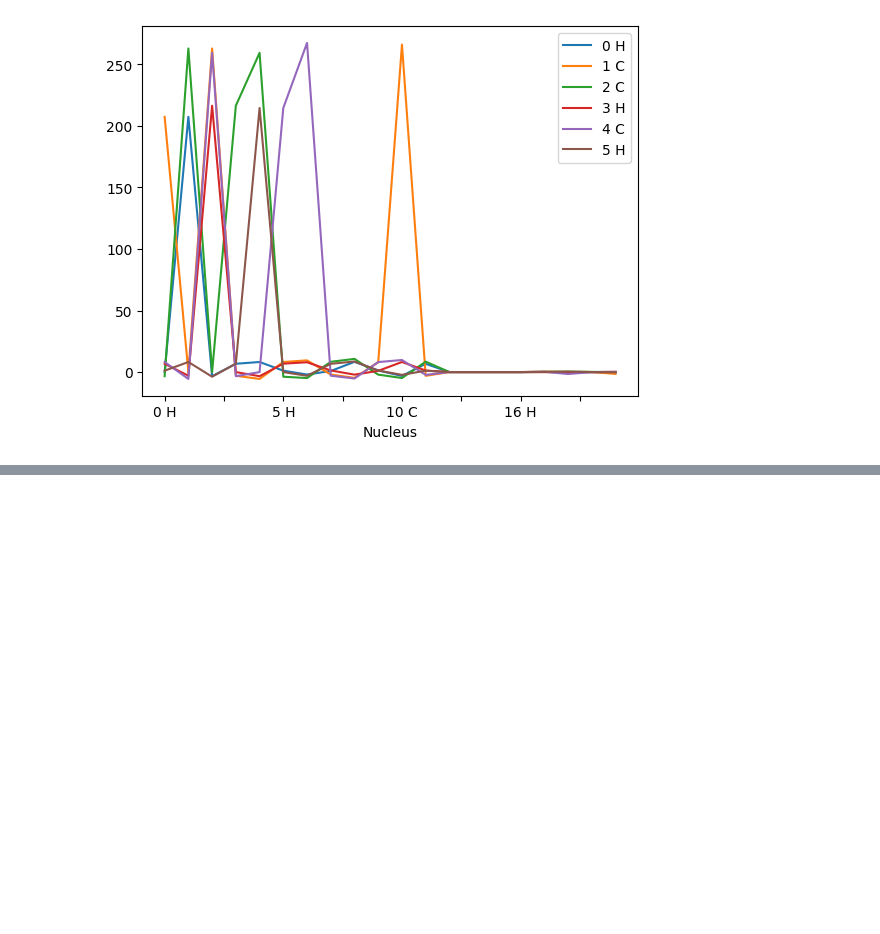
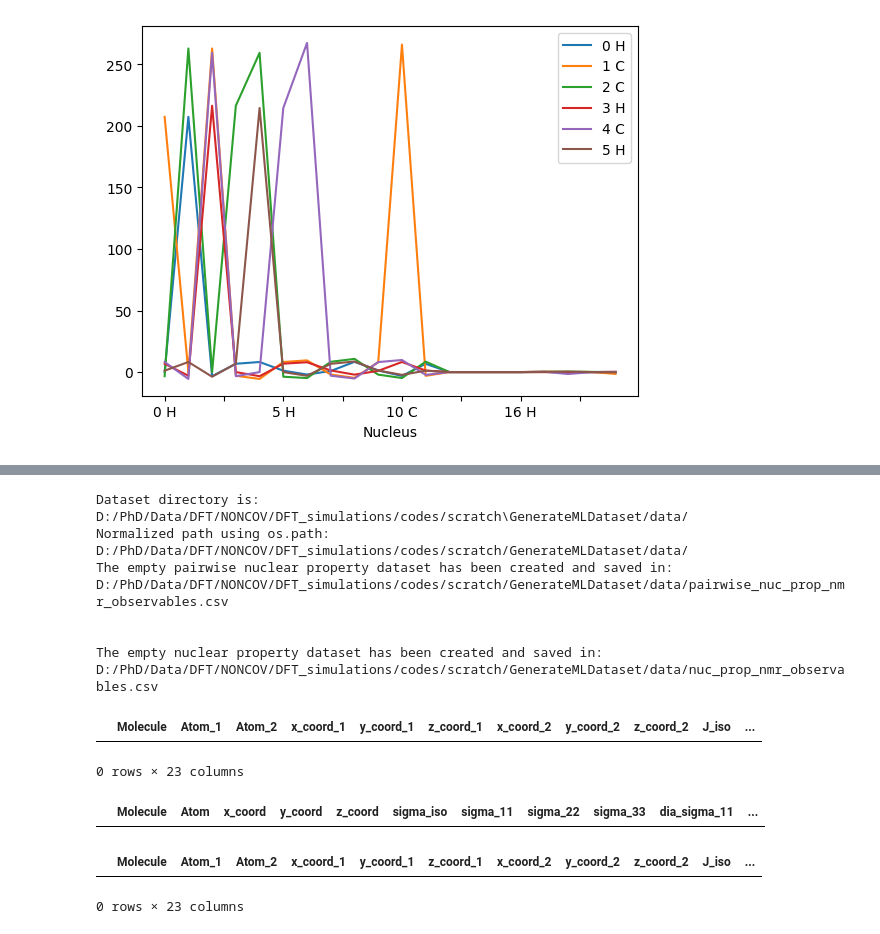
Before and after one commit to ebartalucci/NONCOV, a Jupyter notebook: results/tests.ipynb, the cells around one changed output, grey strips where cells are left out. Saved outputs shown, nothing was run; the diff lists cells and outputs as text; code cells hidden in the pictures; blank space fills up the shorter version.

```diff
--- a/results/tests.ipynb
+++ b/results/tests.ipynb
@@ -86,0 +222,12 @@ Column labels extracted: ['0 H', '1 C', '2 C', '3 H', '4 C', '5 H']
+# %%
+# Get work directory and scratch folder for the output data
+current_dir = os.getcwd()
+print(f'Current work directory is: {current_dir}')
+
+scratch_dir = os.path.abspath(os.path.join('..', 'scratch'))
+print(f'Current scratch directory is: {scratch_dir}')
+scratch_dir = OrcaAnalysis().convert_path(scratch_dir)
+
+mol_dir = os.path.join(scratch_dir, 'test_structs/benzene_H2O.xyz')
+print(f'Current molecule directory is: {mol_dir}')
+mol_dir = OrcaAnalysis().convert_path(mol_dir)
@@ -86,0 +240,33 @@ Column labels extracted: ['0 H', '1 C', '2 C', '3 H', '4 C', '5 H']
+# %%
+import os
+datasets_dir = os.path.join(scratch_dir, 'GenerateMLDataset/data/')
+print(f'Dataset directory is: {datasets_dir}')
+datasets_dir = OrcaAnalysis().convert_path(datasets_dir)
+
+MachineLearning().make_empty_pairwise_prop_df(datasets_dir)
+
+MachineLearning().make_empty_nuc_prop_df(dataset_dir)
+
+nucprop = os.path.join(datasets_dir, 'nuc_prop_nmr_observables.csv')
+nucprop_df = pd.read_csv(nucprop)
+
+pw_nucprop = os.path.join(datasets_dir, 'pairwise_nuc_prop_nmr_observables.csv')
+pw_nucprop_df = pd.read_csv(pw_nucprop)
+# %% [output]
+Dataset directory is: D:/PhD/Data/DFT/NONCOV/DFT_simulations/codes/scratch\GenerateMLDataset/data/
+Normalized path using os.path: D:/PhD/Data/DFT/NONCOV/DFT_simulations/codes/scratch/GenerateMLDataset/data/
+The empty pairwise nuclear property dataset has been created and saved in: D:/PhD/Data/DFT/NONCOV/DFT_simulations/codes/scratch/GenerateMLDataset/data/pairwise_nuc_prop_nmr_observables.csv
+
+
+The empty nuclear property dataset has been created and saved in: D:/PhD/Data/DFT/NONCOV/DFT_simulations/codes/scratch/GenerateMLDataset/data/nuc_prop_nmr_observables.csv
+|  | Molecule | Atom_1 | Atom_2 | x_coord_1 | y_coord_1 | z_coord_1 | x_coord_2 | y_coord_2 | z_coord_2 | J_iso | ... |
+0 rows × 23 columns
+# %%
+nucprop_df
+# %% [output]
+|  | Molecule | Atom | x_coord | y_coord | z_coord | sigma_iso | sigma_11 | sigma_22 | sigma_33 | dia_sigma_11 | ... |
+# %%
+pw_nucprop_df
+# %% [output]
+|  | Molecule | Atom_1 | Atom_2 | x_coord_1 | y_coord_1 | z_coord_1 | x_coord_2 | y_coord_2 | z_coord_2 | J_iso | ... |
+0 rows × 23 columns
```
Also changed, not shown: parts of 5 cells of this notebook, 5 other files.
